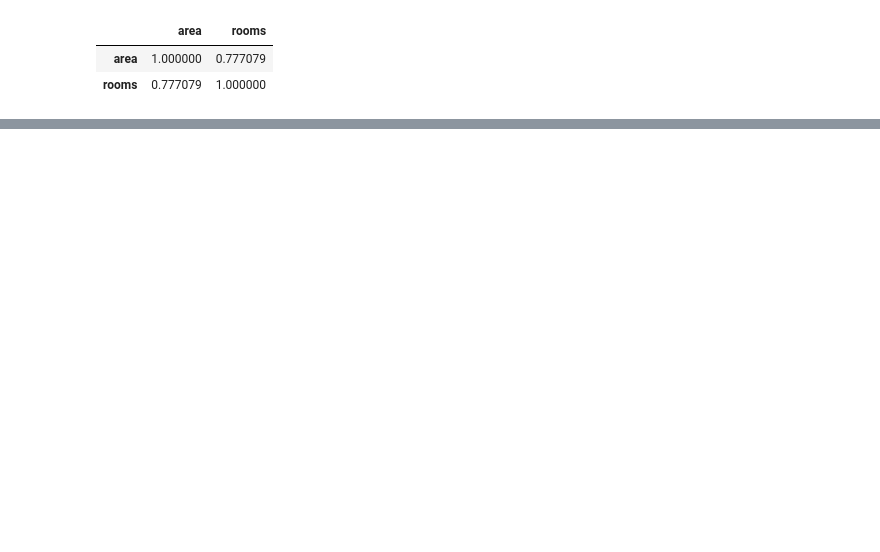
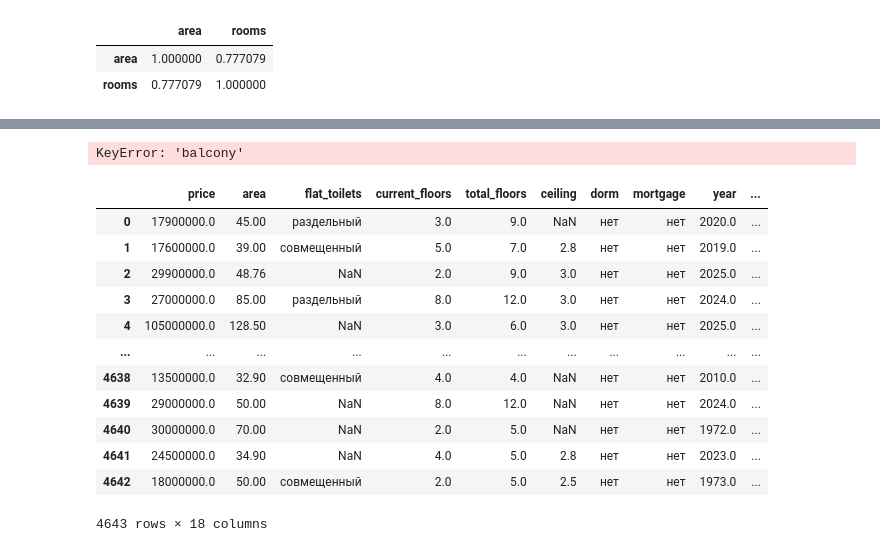
Before and after one commit to SultanMukashev/AILabEngineers, a Jupyter notebook: task3/notebooks/eda.ipynb, the cells around one changed output, grey strips where cells are left out. Saved outputs shown, nothing was run; the diff lists cells and outputs as text; code cells hidden in the pictures; blank space fills up the shorter version.

```diff
--- a/task3/notebooks/eda.ipynb
+++ b/task3/notebooks/eda.ipynb
@@ -536,0 +797,21 @@ df[['area', 'rooms']].corr()
+# %%
+df['balcony'].unique()
+df.groupby("balcony")['price'].mean().sort_values(ascending=False).head(10)
+# %% [output]
+KeyError: 'balcony'
+# %%
+df
+# %% [output]
+|  | price | area | flat_toilets | current_floors | total_floors | ceiling | dorm | mortgage | year | ... |
+| 0 | 17900000.0 | 45.00 | раздельный | 3.0 | 9.0 | NaN | нет | нет | 2020.0 | ... |
+| 1 | 17600000.0 | 39.00 | совмещенный | 5.0 | 7.0 | 2.8 | нет | нет | 2019.0 | ... |
+| 2 | 29900000.0 | 48.76 | NaN | 2.0 | 9.0 | 3.0 | нет | нет | 2025.0 | ... |
+| 3 | 27000000.0 | 85.00 | раздельный | 8.0 | 12.0 | 3.0 | нет | нет | 2024.0 | ... |
+| 4 | 105000000.0 | 128.50 | NaN | 3.0 | 6.0 | 3.0 | нет | нет | 2025.0 | ... |
+| ... | ... | ... | ... | ... | ... | ... | ... | ... | ... | ... |
+| 4638 | 13500000.0 | 32.90 | совмещенный | 4.0 | 4.0 | NaN | нет | нет | 2010.0 | ... |
+| 4639 | 29000000.0 | 50.00 | NaN | 8.0 | 12.0 | NaN | нет | нет | 2024.0 | ... |
+| 4640 | 30000000.0 | 70.00 | NaN | 2.0 | 5.0 | NaN | нет | нет | 1972.0 | ... |
+| 4641 | 24500000.0 | 34.90 | NaN | 4.0 | 5.0 | 2.8 | нет | нет | 2023.0 | ... |
+| 4642 | 18000000.0 | 50.00 | совмещенный | 2.0 | 5.0 | 2.5 | нет | нет | 1973.0 | ... |
+4643 rows × 18 columns
```
Also changed, not shown: parts of 22 cells of this notebook, 4 other files.
